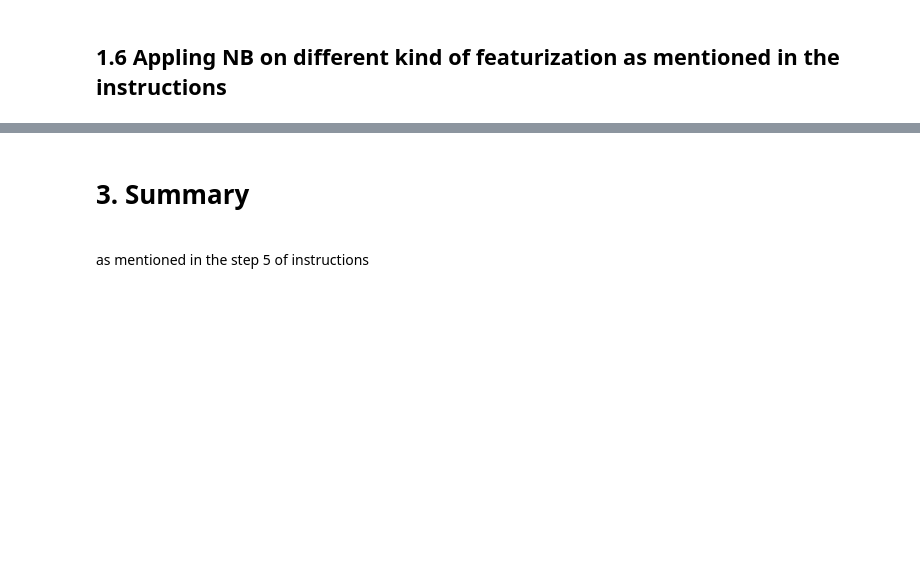
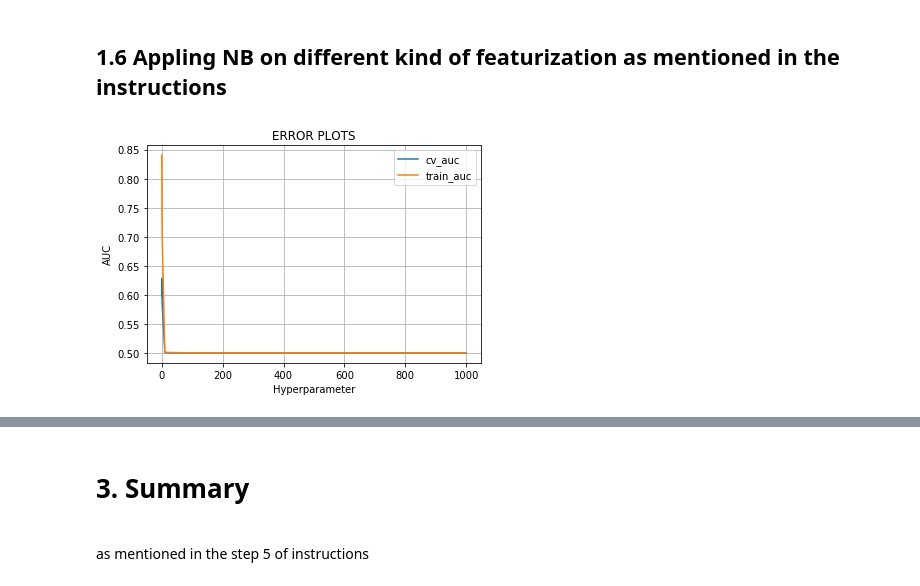
Before and after one commit to manasa-rajesh/DonorsChoose, a Jupyter notebook: Naive_Bayes.ipynb, the cells around one changed output, grey strips where cells are left out. Drawn from its saved outputs; the diff is of its cells as text; code cells hidden in the pictures; blank space fills up the shorter version.

```diff
--- a/Naive_Bayes.ipynb
+++ b/Naive_Bayes.ipynb
@@ -279,3 +279,14 @@ for i in alpha:
 
     train_auc.append(roc_auc_score(y_train,pred_train))
     cv_auc.append(roc_auc_score(y_cv, pred_cv))
+# %%
+plt.plot(alpha,cv_auc,label = 'cv_auc')
+plt.plot(alpha,train_auc,label = 'train_auc')
+plt.xlabel('Hyperparameter')
+plt.ylabel('AUC')
+plt.title("ERROR PLOTS")
+plt.grid()
+plt.legend()
+plt.show()
+# %% [output]
+[figure, added]
```
Also changed, not shown: parts of 2 cells of this notebook.
